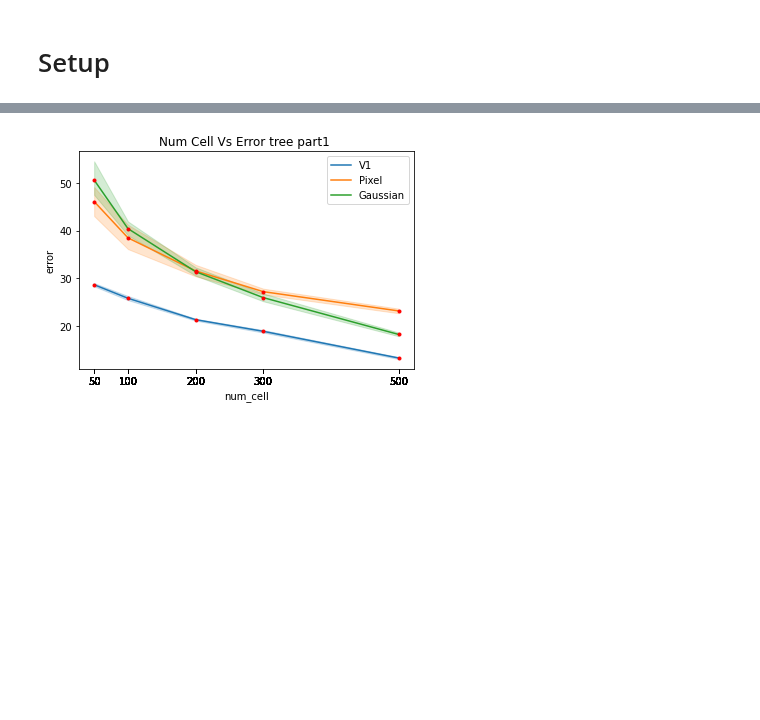
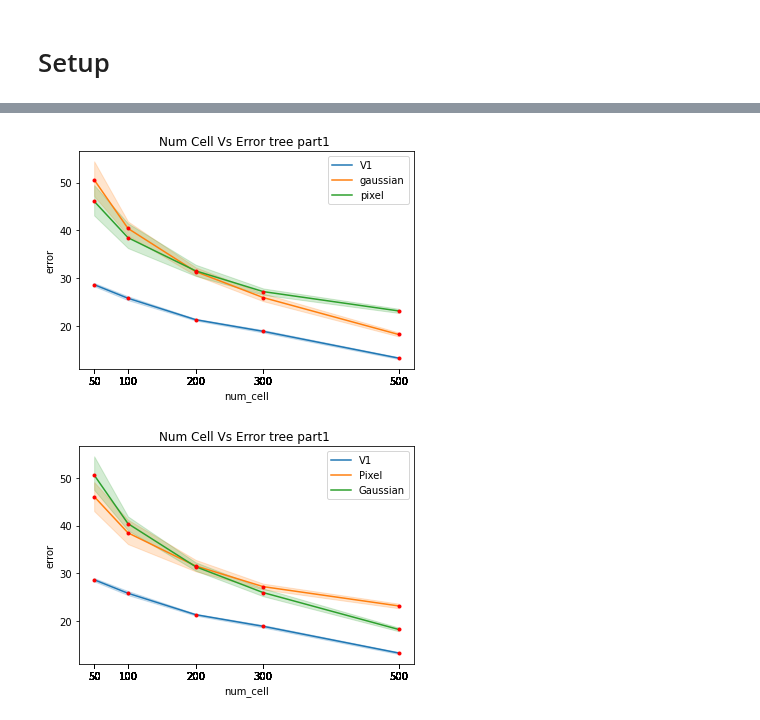
Before and after one commit to qkstngus000/Visual-Compressive-Sensing, a Jupyter notebook: experiment/method_figures/dct_numcell_vs_error_graph.ipynb, the cells around one changed output, grey strips where cells are left out. Saved outputs shown, nothing was run; the diff lists cells and outputs as text; code cells hidden in the pictures; blank space fills up the shorter version.

```diff
--- a/experiment/method_figures/dct_numcell_vs_error_graph.ipynb
+++ b/experiment/method_figures/dct_numcell_vs_error_graph.ipynb
@@ -68,3 +132,19 @@ data['gaussian'][1]
+# %%
+data = process_result_data(img, method, pixel_file, gau_file, V1_file)
+plt.xticks(data['V1'][0]['num_cell'])
+plt.xlabel('num_cell')
+title = "Num_Cell_Vs_Error_{img}_".format(img = img_nm)
+plt.title(title.replace('_', ' '))
+
+
+for obs, plot in data.items():
+    sns.lineplot(data = plot[0], x = 'num_cell', y = 'error', palette='Accent', label = obs)
+    plt.plot(plot[1]['num_cell'], plot[1]['min_error'], 'r.')
+plt.legend(loc = 'best')
+plt.savefig("temp", dpi = 200)
+plt.show()
+# %% [output]
+[figure, added]
 # %%
 
 sns.lineplot(data = data['V1'][0], x = 'num_cell', y = 'error', palette='Accent', legend = False)
```
Also changed, not shown: parts of 15 cells of this notebook, 3 other files.
